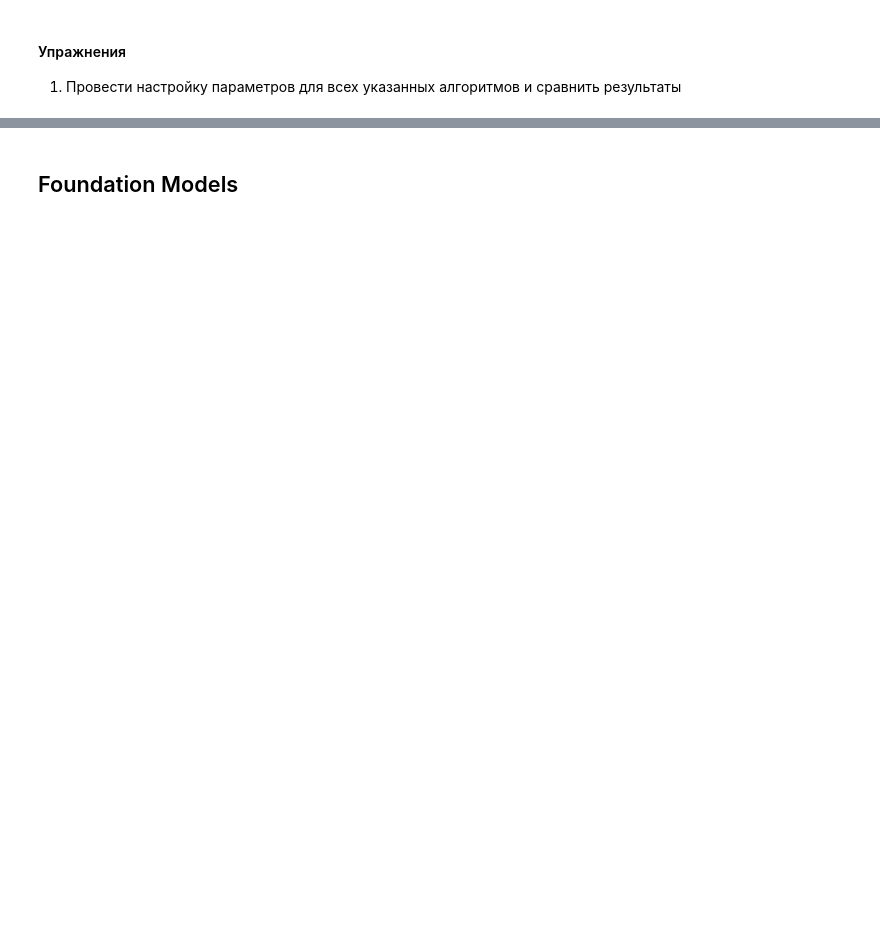
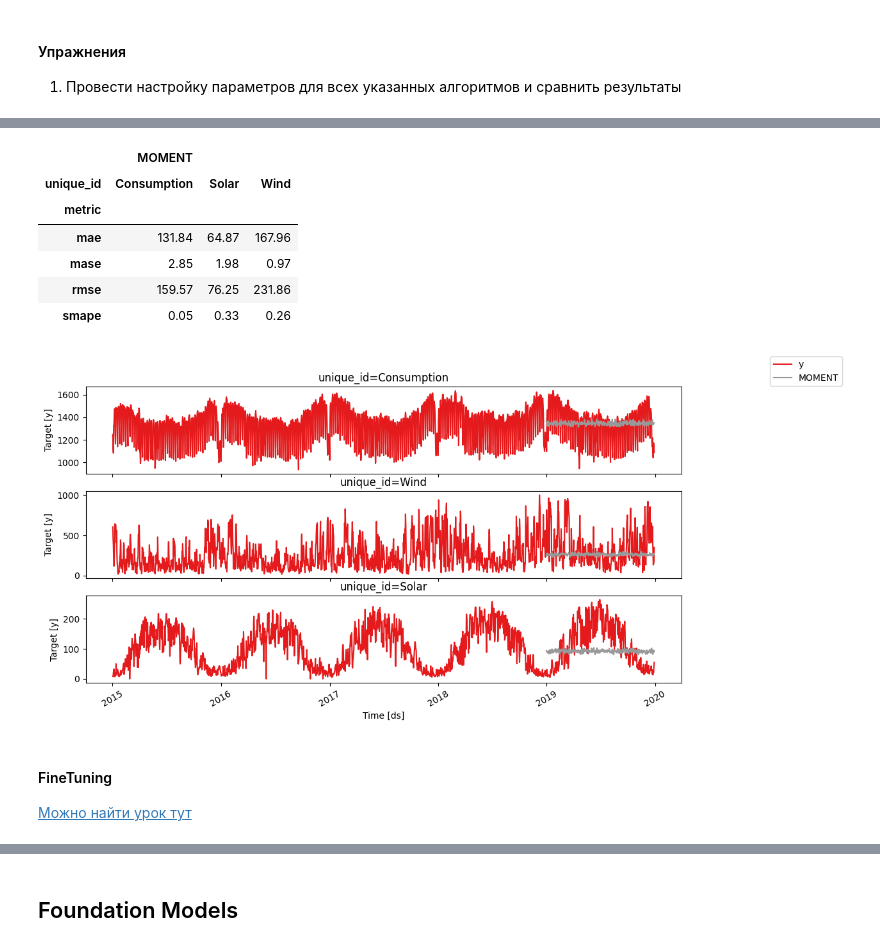
Before and after one commit to MVRonkin/TimeSeriesCourse, a Jupyter notebook: 2026/WS/08 - предсказание значений ВР с DL.ipynb, the cells around one changed output, grey strips where cells are left out. Saved outputs shown, nothing was run; the diff lists cells and outputs as text; code cells hidden in the pictures; blank space fills up the shorter version.

```diff
--- a/2026/WS/08 - предсказание значений ВР с DL.ipynb
+++ b/2026/WS/08 - предсказание значений ВР с DL.ipynb
@@ -1222,0 +1090,19 @@ To support symlinks on Windows, you either need to activate Developer Mode or to
+# %%
+import numpy as np
+import torch
+from momentfm import MOMENTPipeline
+
+# 1. Инициализация модели
+model = MOMENTPipeline.from_pretrained(
+    "AutonLab/MOMENT-1-large",
+    model_kwargs={
+        "task_name": "forecasting",
+        "forecast_horizon": horizon # до 96 точек
+    },
+)
+model.init()
+# %%
+# 2. Конвертация ваших панельных данных в формат MOMENT
+# MOMENT ожидает context_length = 512 (по умолчанию)
+CONTEXT_LENGTH = 512
+FORECAST_HORIZON = test_size
@@ -1222,0 +1194,19 @@ To support symlinks on Windows, you either need to activate Developer Mode or to
+# %%
+evaluate_and_plot(df_train_val,
+                  df_test,
+                  forecasts_or_eval = df_results,
+                  # levels=levels[-1:],
+                  metrics = metrics)
+# %% [output]
+|  | MOMENT |  |  |
+| unique_id | Consumption | Solar | Wind |
+| metric |  |  |  |
+| mae | 131.84 | 64.87 | 167.96 |
+| mase | 2.85 | 1.98 | 0.97 |
+| rmse | 159.57 | 76.25 | 231.86 |
+| smape | 0.05 | 0.33 | 0.26 |
+[figure, added]
+# %% [markdown]
+#### FineTuning
+
+[Можно найти урок тут](https://github.com/moment-timeseries-foundation-model/moment/blob/main/tutorials/forecasting.ipynb)
```
Also changed, not shown: parts of 50 cells of this notebook.
